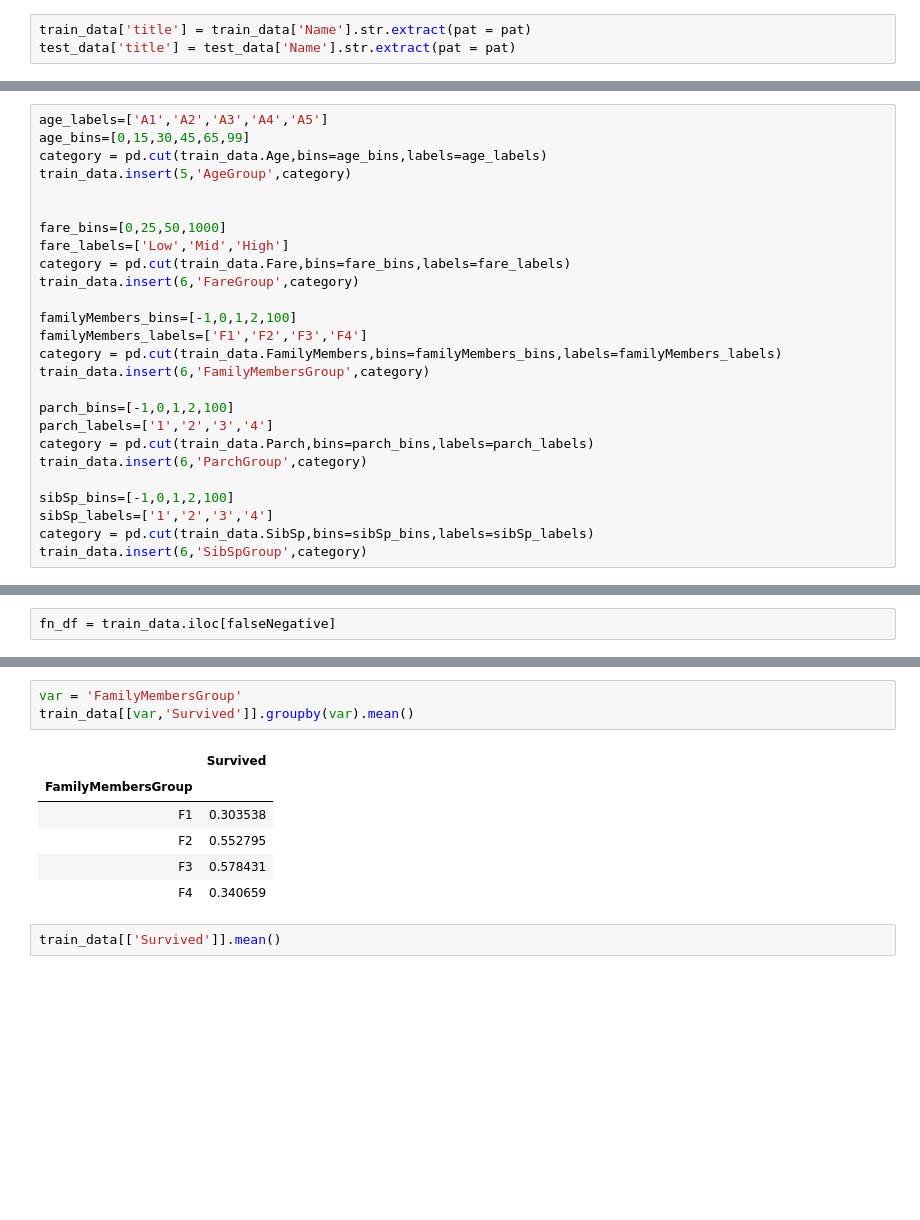
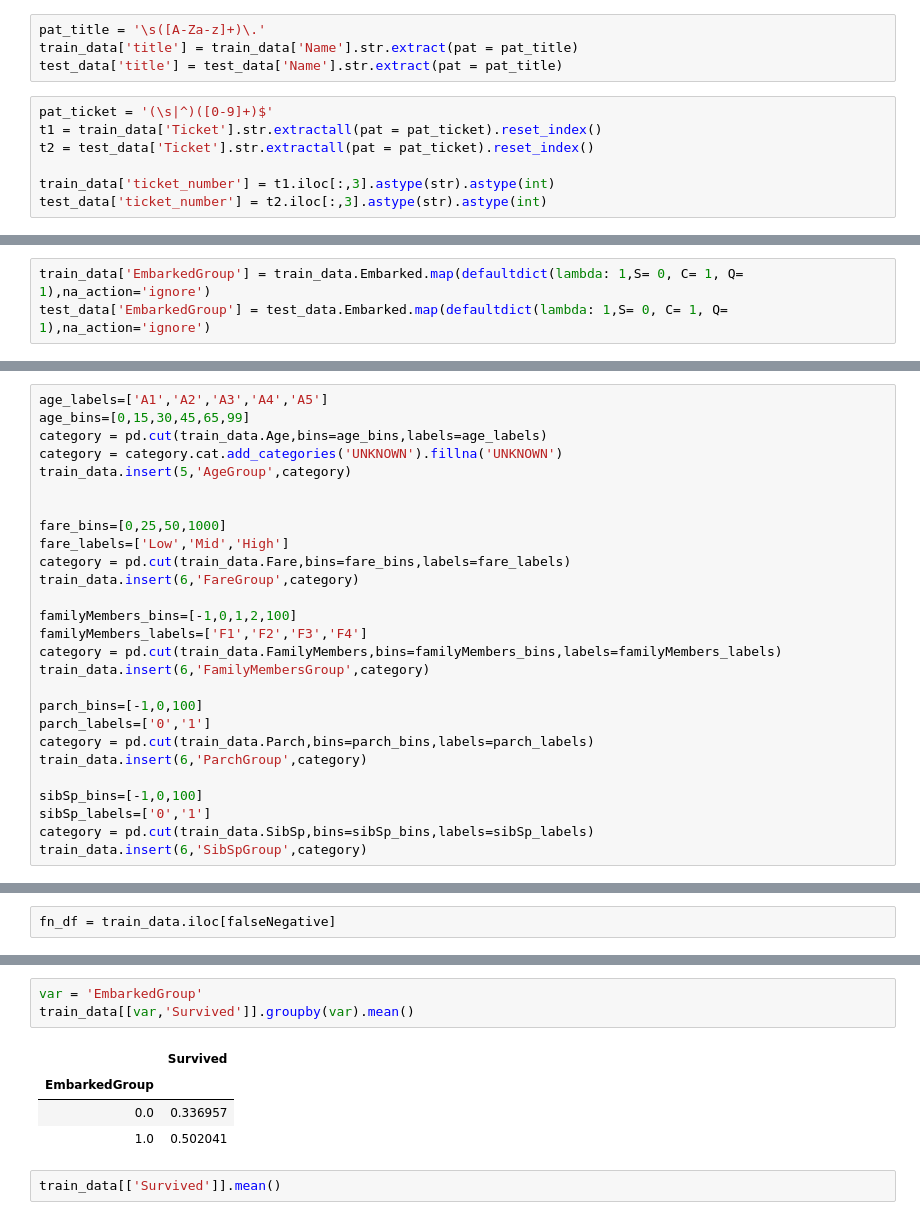
Before and after one commit to talele08/notebook, a Jupyter notebook: Titanic.ipynb, the cells around one changed output, grey strips where cells are left out. Cells and saved outputs as stored; diff of their text form; blank space fills up the shorter version.

```diff
--- a/Titanic.ipynb
+++ b/Titanic.ipynb
@@ -61,9 +65,20 @@ pat = '\s([A-Za-z]+)\.'
 # %%
-train_data['title'] = train_data['Name'].str.extract(pat = pat)
-test_data['title'] = test_data['Name'].str.extract(pat = pat)
+pat_title = '\s([A-Za-z]+)\.'
+train_data['title'] = train_data['Name'].str.extract(pat = pat_title)
+test_data['title'] = test_data['Name'].str.extract(pat = pat_title)
+# %%
+pat_ticket = '(\s|^)([0-9]+)$'
+t1 = train_data['Ticket'].str.extractall(pat = pat_ticket).reset_index()
+t2 = test_data['Ticket'].str.extractall(pat = pat_ticket).reset_index()
+
+train_data['ticket_number'] = t1.iloc[:,3].astype(str).astype(int)
+test_data['ticket_number'] = t2.iloc[:,3].astype(str).astype(int)
 # %%
 train_data['title'] = train_data.title.map(defaultdict(lambda: 3,Mr= 0, Mrs= 1, Miss= 2),na_action='ignore')
 test_data['title'] = test_data.title.map(defaultdict(lambda: 3,Mr= 0, Mrs= 1, Miss= 2),na_action='ignore')
+# %%
+train_data['EmbarkedGroup'] = train_data.Embarked.map(defaultdict(lambda: 1,S= 0, C= 1, Q= 1),na_action='ignore')
+test_data['EmbarkedGroup'] = test_data.Embarked.map(defaultdict(lambda: 1,S= 0, C= 1, Q= 1),na_action='ignore')
 # %%
 train_data[['Pclass','Fare']].groupby(['Pclass'],as_index=False).mean()
 # %% [output]
@@ -108,6 +111,7 @@ dtype: int64
 age_labels=['A1','A2','A3','A4','A5']
 age_bins=[0,15,30,45,65,99]
 category = pd.cut(train_data.Age,bins=age_bins,labels=age_labels)
+category = category.cat.add_categories('UNKNOWN').fillna('UNKNOWN')
 train_data.insert(5,'AgeGroup',category)
 
 
@@ -121,13 +125,13 @@ familyMembers_labels=['F1','F2','F3','F4']
 category = pd.cut(train_data.FamilyMembers,bins=familyMembers_bins,labels=familyMembers_labels)
 train_data.insert(6,'FamilyMembersGroup',category)
 
-parch_bins=[-1,0,1,2,100]
-parch_labels=['1','2','3','4']
+parch_bins=[-1,0,100]
+parch_labels=['0','1']
 category = pd.cut(train_data.Parch,bins=parch_bins,labels=parch_labels)
 train_data.insert(6,'ParchGroup',category)
 
-sibSp_bins=[-1,0,1,2,100]
-sibSp_labels=['1','2','3','4']
+sibSp_bins=[-1,0,100]
+sibSp_labels=['0','1']
 category = pd.cut(train_data.SibSp,bins=sibSp_bins,labels=sibSp_labels)
 train_data.insert(6,'SibSpGroup',category)
 # %%
@@ -349,13 +439,11 @@ fn_df[['Pclass','Sex','AgeGroup','FareGroup']].sort_values(['Pclass','Sex','AgeG
 # %%
-var = 'FamilyMembersGroup'
+var = 'EmbarkedGroup'
 train_data[[var,'Survived']].groupby(var).mean()
 # %% [output]
 |  | Survived |
-| FamilyMembersGroup |  |
-| F1 | 0.303538 |
-| F2 | 0.552795 |
-| F3 | 0.578431 |
-| F4 | 0.340659 |
+| EmbarkedGroup |  |
+| 0.0 | 0.336957 |
+| 1.0 | 0.502041 |
 # %%
 train_data[['Survived']].mean()
 # %% [output]
```
Also changed, not shown: parts of 60 cells of this notebook, 5 other files.
